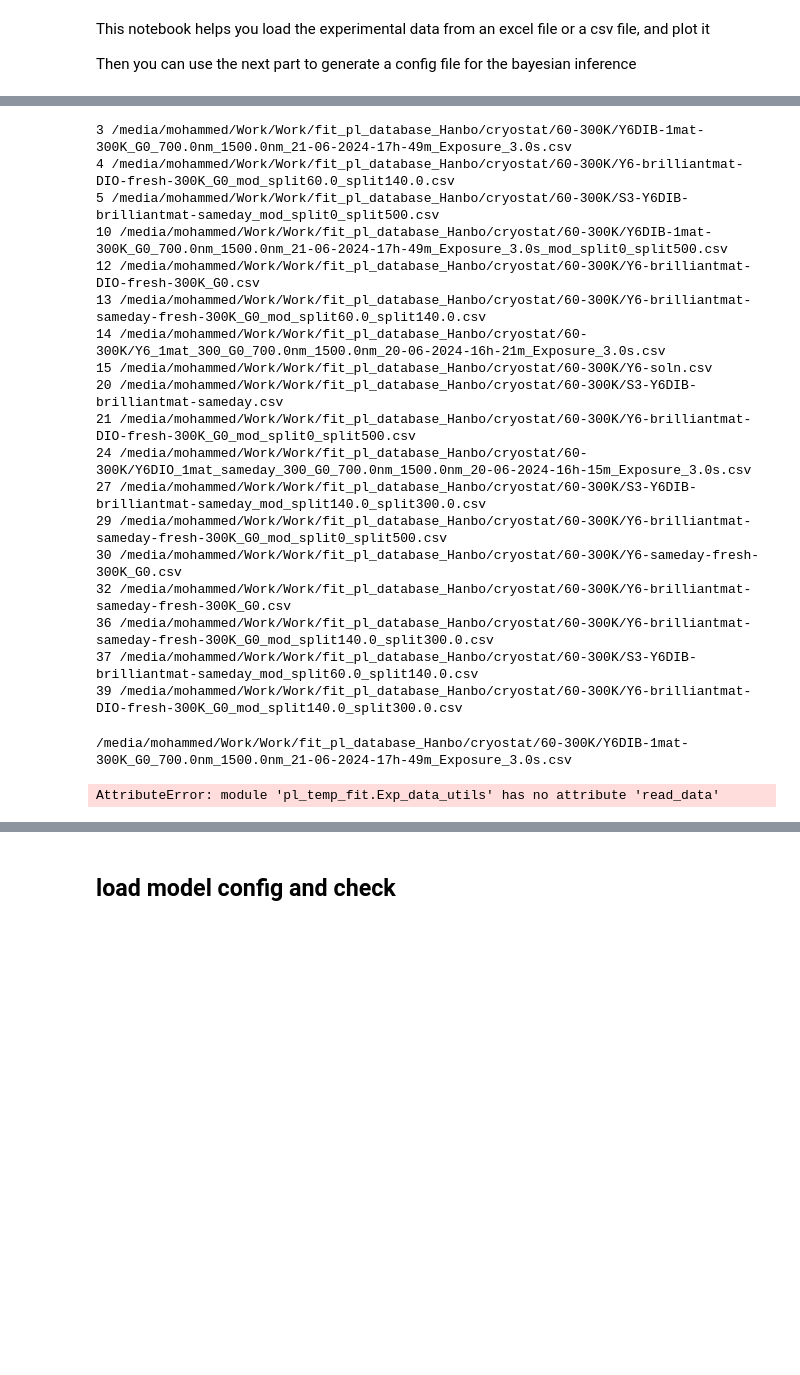
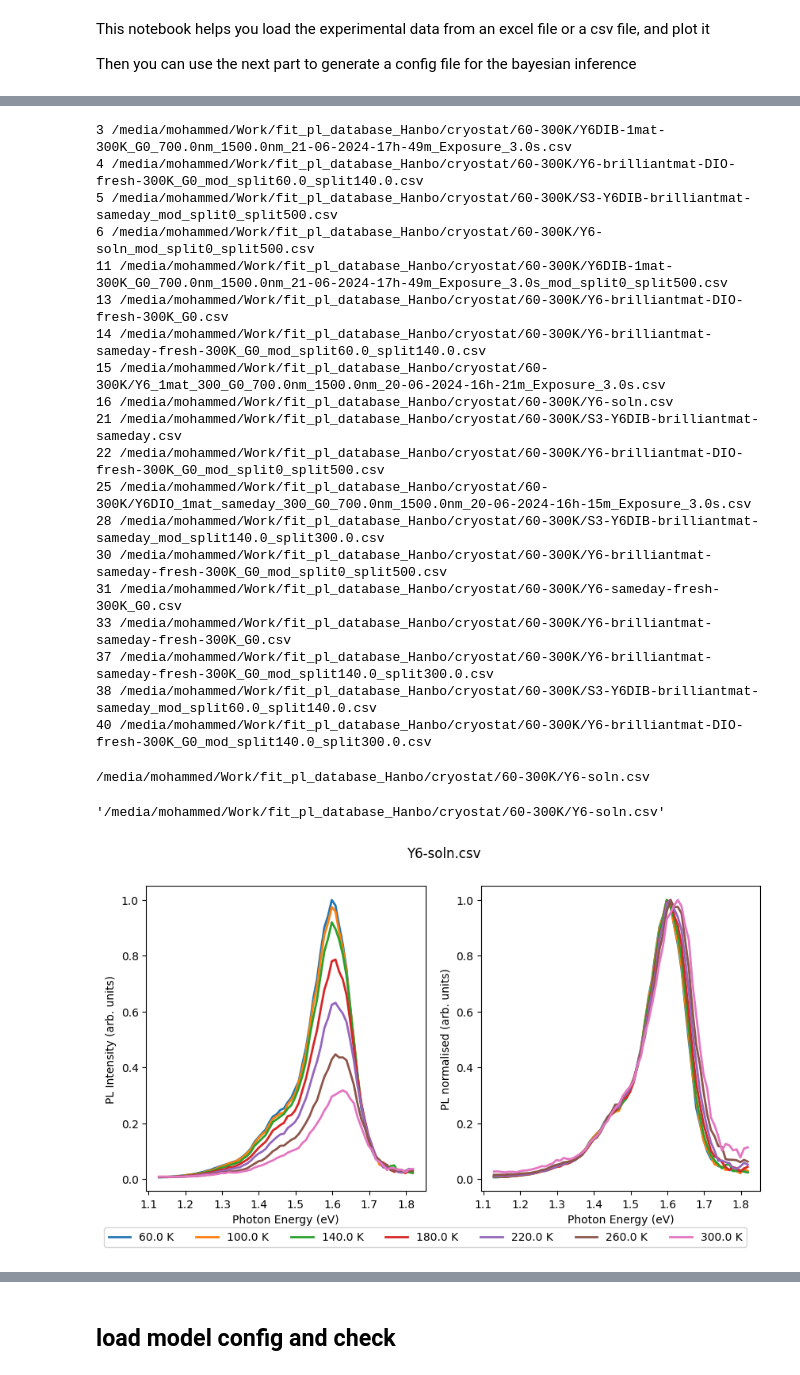
Before and after one commit to mohammedazzouzi15/pl_temp_fit, a Jupyter notebook: notebook/0_prepare_experimental_data_PL.ipynb, the cells around one changed output, grey strips where cells are left out. Drawn from its saved outputs; the diff is of its cells as text; code cells hidden in the pictures; blank space fills up the shorter version.

```diff
--- a/notebook/0_prepare_experimental_data_PL.ipynb
+++ b/notebook/0_prepare_experimental_data_PL.ipynb
@@ -23,5 +23,5 @@ os.chdir("/media/mohammed/Work/Work/pl_temp_fit/")
 # %%
-exp_dataset_path =Path("/media/mohammed/Work/Work/fit_pl_database_Hanbo/cryostat/60-300K/")
+exp_dataset_path =Path("/media/mohammed/Work/fit_pl_database_Hanbo/cryostat/60-300K/")
 # %%
 # Process the input data
 # if the data are in xlsx format convert them to csv
@@ -67,38 +67,40 @@ for id, csv_file in enumerate(csv_files):
     if string_to_find in str(csv_file):
         print(id, csv_file)
 # %% [output]
-3 /media/mohammed/Work/Work/fit_pl_database_Hanbo/cryostat/60-300K/Y6DIB-1mat-300K_G0_700.0nm_1500.0nm_21-06-2024-17h-49m_Exposure_3.0s.csv
-4 /media/mohammed/Work/Work/fit_pl_database_Hanbo/cryostat/60-300K/Y6-brilliantmat-DIO-fresh-300K_G0_mod_split60.0_split140.0.csv
-5 /media/mohammed/Work/Work/fit_pl_database_Hanbo/cryostat/60-300K/S3-Y6DIB-brilliantmat-sameday_mod_split0_split500.csv
-10 /media/mohammed/Work/Work/fit_pl_database_Hanbo/cryostat/60-300K/Y6DIB-1mat-300K_G0_700.0nm_1500.0nm_21-06-2024-17h-49m_Exposure_3.0s_mod_split0_split500.csv
-12 /media/mohammed/Work/Work/fit_pl_database_Hanbo/cryostat/60-300K/Y6-brilliantmat-DIO-fresh-300K_G0.csv
-13 /media/mohammed/Work/Work/fit_pl_database_Hanbo/cryostat/60-300K/Y6-brilliantmat-sameday-fresh-300K_G0_mod_split60.0_split140.0.csv
-14 /media/mohammed/Work/Work/fit_pl_database_Hanbo/cryostat/60-300K/Y6_1mat_300_G0_700.0nm_1500.0nm_20-06-2024-16h-21m_Exposure_3.0s.csv
-15 /media/mohammed/Work/Work/fit_pl_database_Hanbo/cryostat/60-300K/Y6-soln.csv
-20 /media/mohammed/Work/Work/fit_pl_database_Hanbo/cryostat/60-300K/S3-Y6DIB-brilliantmat-sameday.csv
-21 /media/mohammed/Work/Work/fit_pl_database_Hanbo/cryostat/60-300K/Y6-brilliantmat-DIO-fresh-300K_G0_mod_split0_split500.csv
-24 /media/mohammed/Work/Work/fit_pl_database_Hanbo/cryostat/60-300K/Y6DIO_1mat_sameday_300_G0_700.0nm_1500.0nm_20-06-2024-16h-15m_Exposure_3.0s.csv
-27 /media/mohammed/Work/Work/fit_pl_database_Hanbo/cryostat/60-300K/S3-Y6DIB-brilliantmat-sameday_mod_split140.0_split300.0.csv
-29 /media/mohammed/Work/Work/fit_pl_database_Hanbo/cryostat/60-300K/Y6-brilliantmat-sameday-fresh-300K_G0_mod_split0_split500.csv
-30 /media/mohammed/Work/Work/fit_pl_database_Hanbo/cryostat/60-300K/Y6-sameday-fresh-300K_G0.csv
-32 /media/mohammed/Work/Work/fit_pl_database_Hanbo/cryostat/60-300K/Y6-brilliantmat-sameday-fresh-300K_G0.csv
-36 /media/mohammed/Work/Work/fit_pl_database_Hanbo/cryostat/60-300K/Y6-brilliantmat-sameday-fresh-300K_G0_mod_split140.0_split300.0.csv
-37 /media/mohammed/Work/Work/fit_pl_database_Hanbo/cryostat/60-300K/S3-Y6DIB-brilliantmat-sameday_mod_split60.0_split140.0.csv
-39 /media/mohammed/Work/Work/fit_pl_database_Hanbo/cryostat/60-300K/Y6-brilliantmat-DIO-fresh-300K_G0_mod_split140.0_split300.0.csv
+3 /media/mohammed/Work/fit_pl_database_Hanbo/cryostat/60-300K/Y6DIB-1mat-300K_G0_700.0nm_1500.0nm_21-06-2024-17h-49m_Exposure_3.0s.csv
+4 /media/mohammed/Work/fit_pl_database_Hanbo/cryostat/60-300K/Y6-brilliantmat-DIO-fresh-300K_G0_mod_split60.0_split140.0.csv
+5 /media/mohammed/Work/fit_pl_database_Hanbo/cryostat/60-300K/S3-Y6DIB-brilliantmat-sameday_mod_split0_split500.csv
+6 /media/mohammed/Work/fit_pl_database_Hanbo/cryostat/60-300K/Y6-soln_mod_split0_split500.csv
+11 /media/mohammed/Work/fit_pl_database_Hanbo/cryostat/60-300K/Y6DIB-1mat-300K_G0_700.0nm_1500.0nm_21-06-2024-17h-49m_Exposure_3.0s_mod_split0_split500.csv
+13 /media/mohammed/Work/fit_pl_database_Hanbo/cryostat/60-300K/Y6-brilliantmat-DIO-fresh-300K_G0.csv
+14 /media/mohammed/Work/fit_pl_database_Hanbo/cryostat/60-300K/Y6-brilliantmat-sameday-fresh-300K_G0_mod_split60.0_split140.0.csv
+15 /media/mohammed/Work/fit_pl_database_Hanbo/cryostat/60-300K/Y6_1mat_300_G0_700.0nm_1500.0nm_20-06-2024-16h-21m_Exposure_3.0s.csv
+16 /media/mohammed/Work/fit_pl_database_Hanbo/cryostat/60-300K/Y6-soln.csv
+21 /media/mohammed/Work/fit_pl_database_Hanbo/cryostat/60-300K/S3-Y6DIB-brilliantmat-sameday.csv
+22 /media/mohammed/Work/fit_pl_database_Hanbo/cryostat/60-300K/Y6-brilliantmat-DIO-fresh-300K_G0_mod_split0_split500.csv
+25 /media/mohammed/Work/fit_pl_database_Hanbo/cryostat/60-300K/Y6DIO_1mat_sameday_300_G0_700.0nm_1500.0nm_20-06-2024-16h-15m_Exposure_3.0s.csv
+28 /media/mohammed/Work/fit_pl_database_Hanbo/cryostat/60-300K/S3-Y6DIB-brilliantmat-sameday_mod_split140.0_split300.0.csv
+30 /media/mohammed/Work/fit_pl_database_Hanbo/cryostat/60-300K/Y6-brilliantmat-sameday-fresh-300K_G0_mod_split0_split500.csv
+31 /media/mohammed/Work/fit_pl_database_Hanbo/cryostat/60-300K/Y6-sameday-fresh-300K_G0.csv
+33 /media/mohammed/Work/fit_pl_database_Hanbo/cryostat/60-300K/Y6-brilliantmat-sameday-fresh-300K_G0.csv
+37 /media/mohammed/Work/fit_pl_database_Hanbo/cryostat/60-300K/Y6-brilliantmat-sameday-fresh-300K_G0_mod_split140.0_split300.0.csv
+38 /media/mohammed/Work/fit_pl_database_Hanbo/cryostat/60-300K/S3-Y6DIB-brilliantmat-sameday_mod_split60.0_split140.0.csv
+40 /media/mohammed/Work/fit_pl_database_Hanbo/cryostat/60-300K/Y6-brilliantmat-DIO-fresh-300K_G0_mod_split140.0_split300.0.csv
 # %%
 # choose the data to be analysed
 # and plot them
 
-csv_name = csv_files[3]
+csv_name = csv_files[16]
 print(csv_name)
 Exp_data, temperature_list, hws = Exp_data_utils.read_data(csv_name)
 fig, ax = Exp_data_utils.plot_pl_data(
     Exp_data, temperature_list, hws, title=csv_name.name.split("/")[-1]
 )
 csv_name.absolute().as_posix()
 # %% [output]
-/media/mohammed/Work/Work/fit_pl_database_Hanbo/cryostat/60-300K/Y6DIB-1mat-300K_G0_700.0nm_1500.0nm_21-06-2024-17h-49m_Exposure_3.0s.csv
+/media/mohammed/Work/fit_pl_database_Hanbo/cryostat/60-300K/Y6-soln.csv
-AttributeError: module 'pl_temp_fit.Exp_data_utils' has no attribute 'read_data'
+'/media/mohammed/Work/fit_pl_database_Hanbo/cryostat/60-300K/Y6-soln.csv'
+[figure, added]
 # %%
 # modify the data if needed
 def change_wavelength_range(
```
Also changed, not shown: parts of 9 cells of this notebook, 5 other files.
